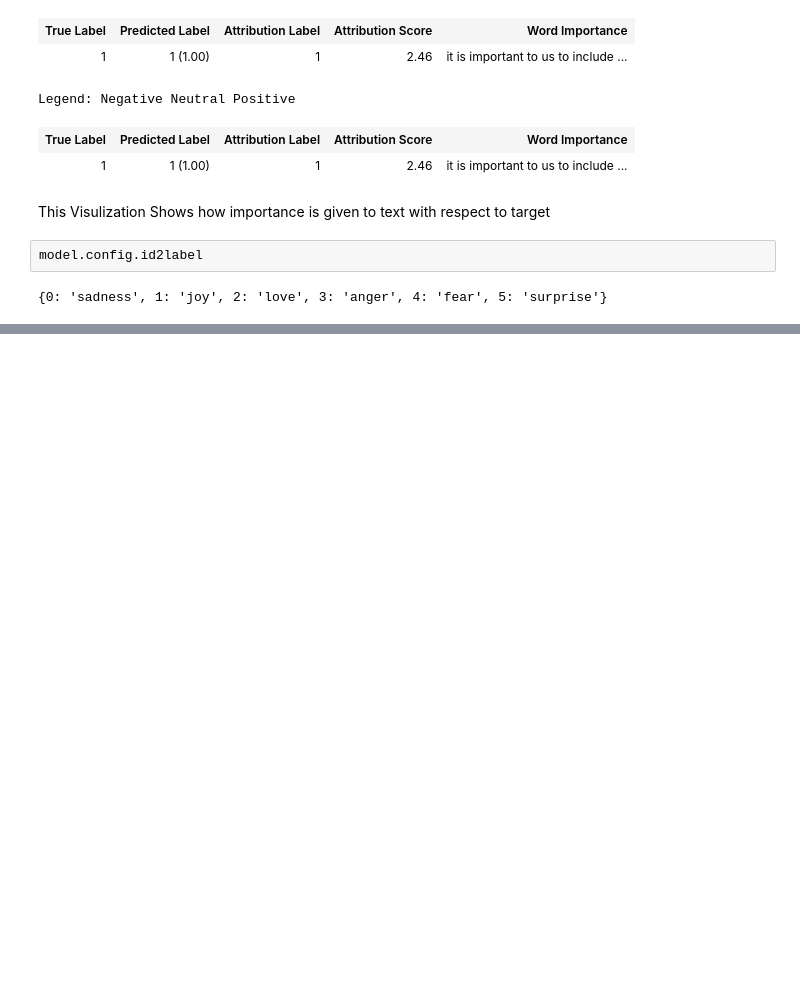
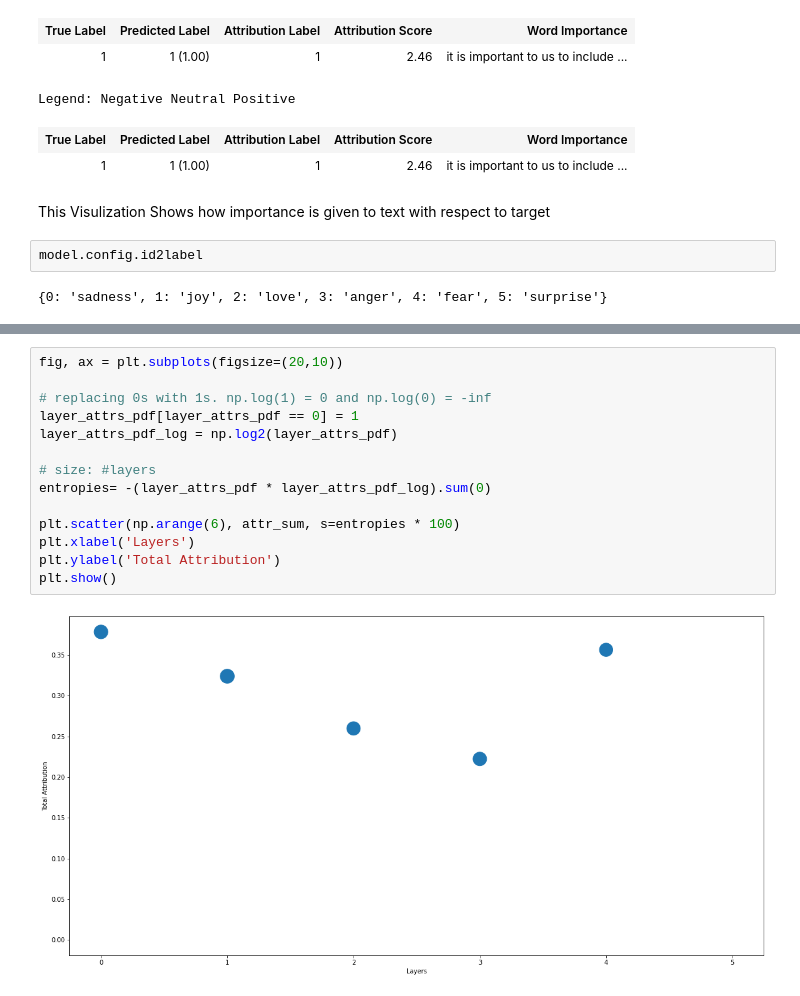
Before and after one commit to bhadreshpsavani/100daysofNLP, a Jupyter notebook: notebooks/Distilbert_Model_Interpretability_With_Captum.ipynb, the cells around one changed output, grey strips where cells are left out. Cells and saved outputs as stored; diff of their text form; blank space fills up the shorter version.

```diff
--- a/notebooks/Distilbert_Model_Interpretability_With_Captum.ipynb
+++ b/notebooks/Distilbert_Model_Interpretability_With_Captum.ipynb
@@ -121,0 +315,16 @@ model.config.id2label
+# %%
+fig, ax = plt.subplots(figsize=(20,10))
+
+# replacing 0s with 1s. np.log(1) = 0 and np.log(0) = -inf
+layer_attrs_pdf[layer_attrs_pdf == 0] = 1
+layer_attrs_pdf_log = np.log2(layer_attrs_pdf)
+
+# size: #layers
+entropies= -(layer_attrs_pdf * layer_attrs_pdf_log).sum(0)
+
+plt.scatter(np.arange(6), attr_sum, s=entropies * 100)
+plt.xlabel('Layers')
+plt.ylabel('Total Attribution')
+plt.show()
+# %% [output]
+[figure, added]
```
Also changed, not shown: parts of 28 cells of this notebook.
